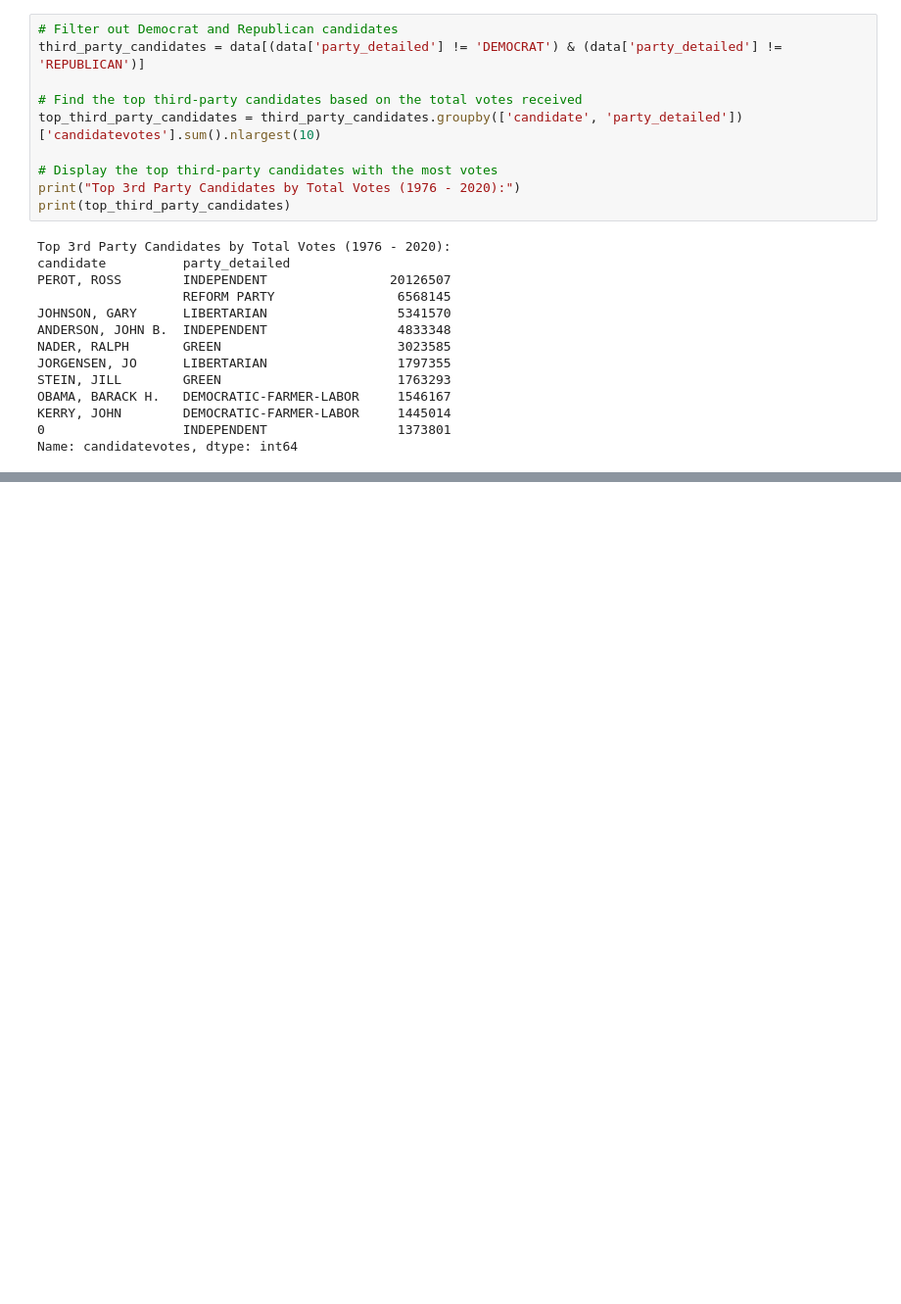
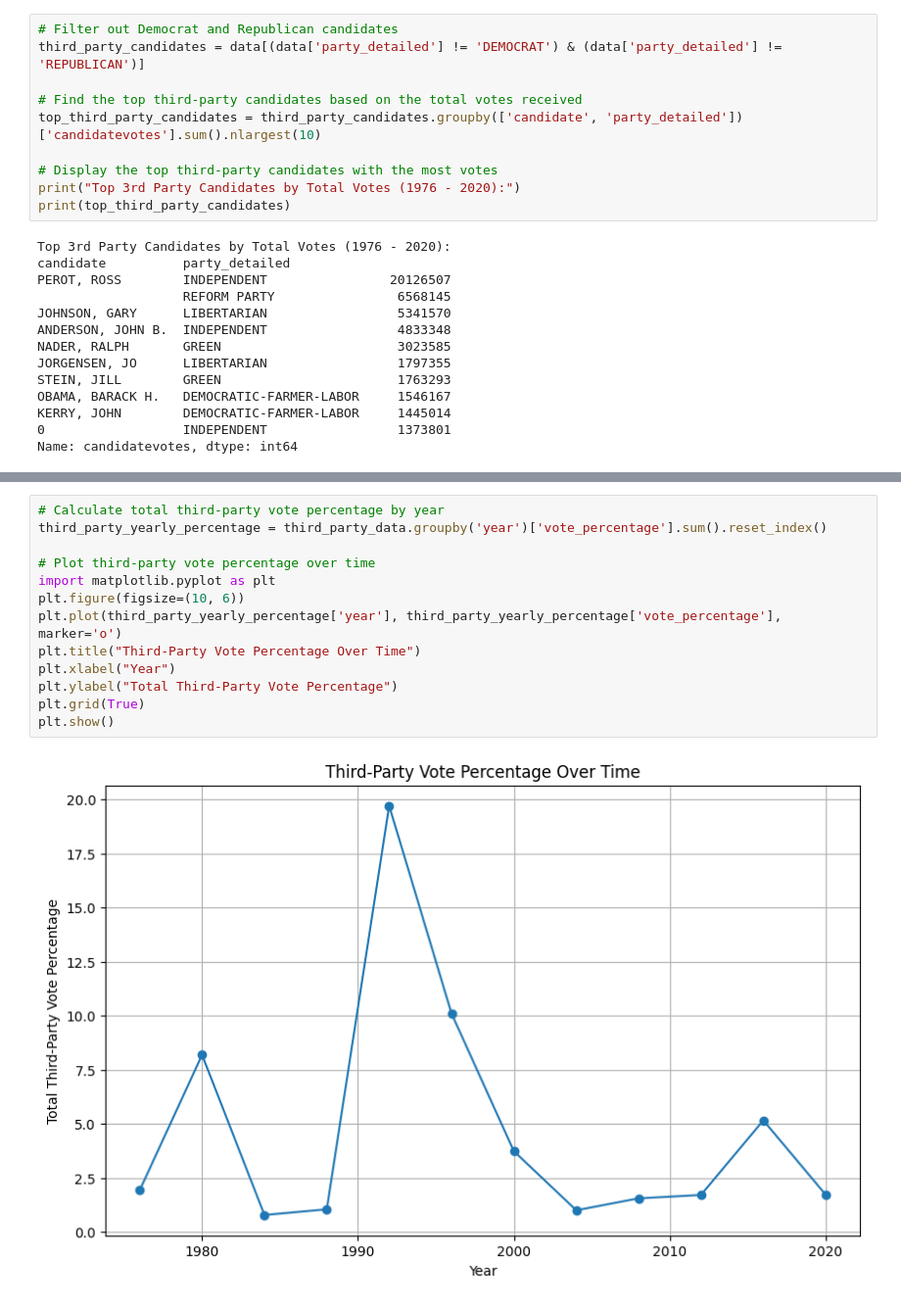
Before and after one commit to ngrief/Election, a Jupyter notebook: 3rd party.ipynb, the cells around one changed output, grey strips where cells are left out. Shown: that part at 98% size. Cells and saved outputs as stored; diff of their text form; blank space fills up the shorter version.

```diff
--- a/3rd party.ipynb
+++ b/3rd party.ipynb
@@ -205,0 +253,15 @@ Top Years with Highest Third-Party Vote Percentage (Excluding Specific Major and
+# %%
+# Calculate total third-party vote percentage by year
+third_party_yearly_percentage = third_party_data.groupby('year')['vote_percentage'].sum().reset_index()
+
+# Plot third-party vote percentage over time
+import matplotlib.pyplot as plt
+plt.figure(figsize=(10, 6))
+plt.plot(third_party_yearly_percentage['year'], third_party_yearly_percentage['vote_percentage'], marker='o')
+plt.title("Third-Party Vote Percentage Over Time")
+plt.xlabel("Year")
+plt.ylabel("Total Third-Party Vote Percentage")
+plt.grid(True)
+plt.show()
+# %% [output]
+[figure, added]
```
Also changed, not shown: parts of 5 cells of this notebook.
